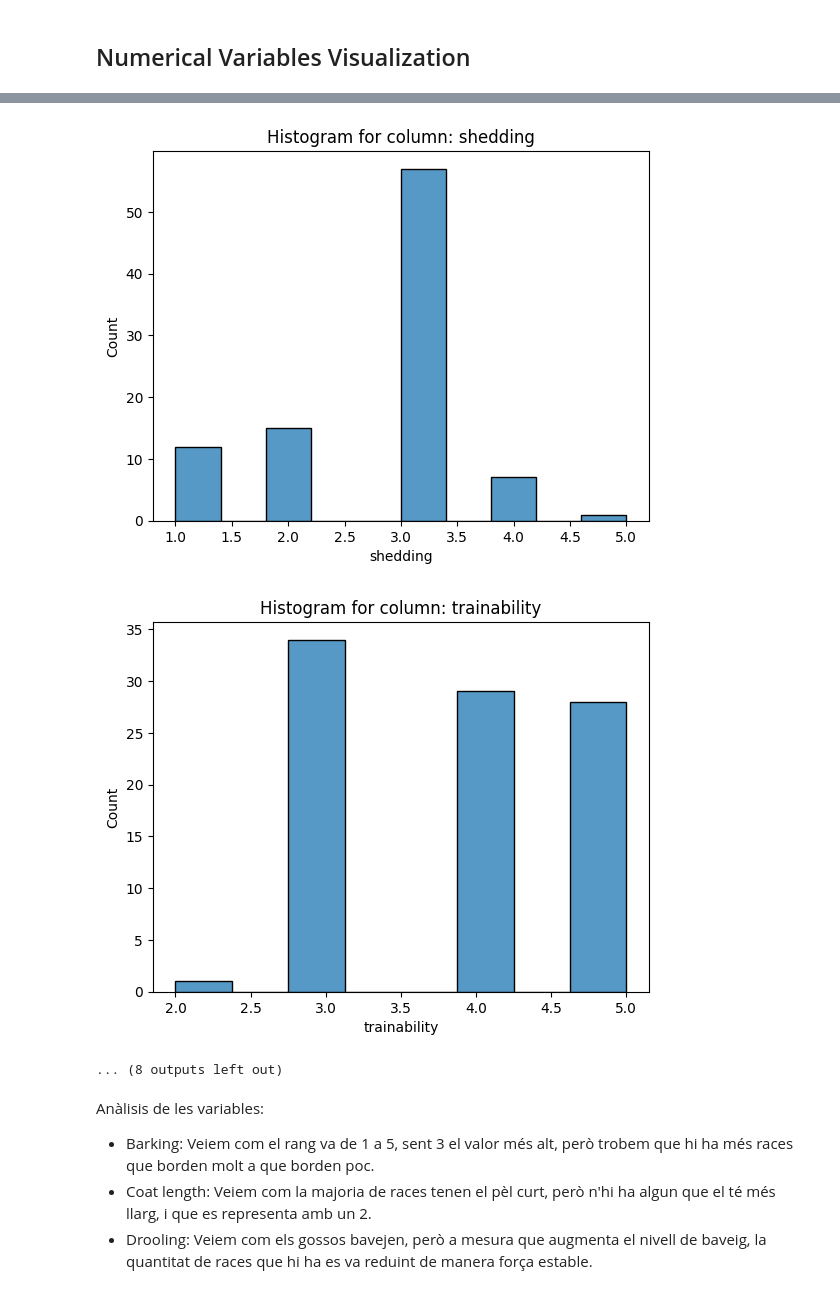
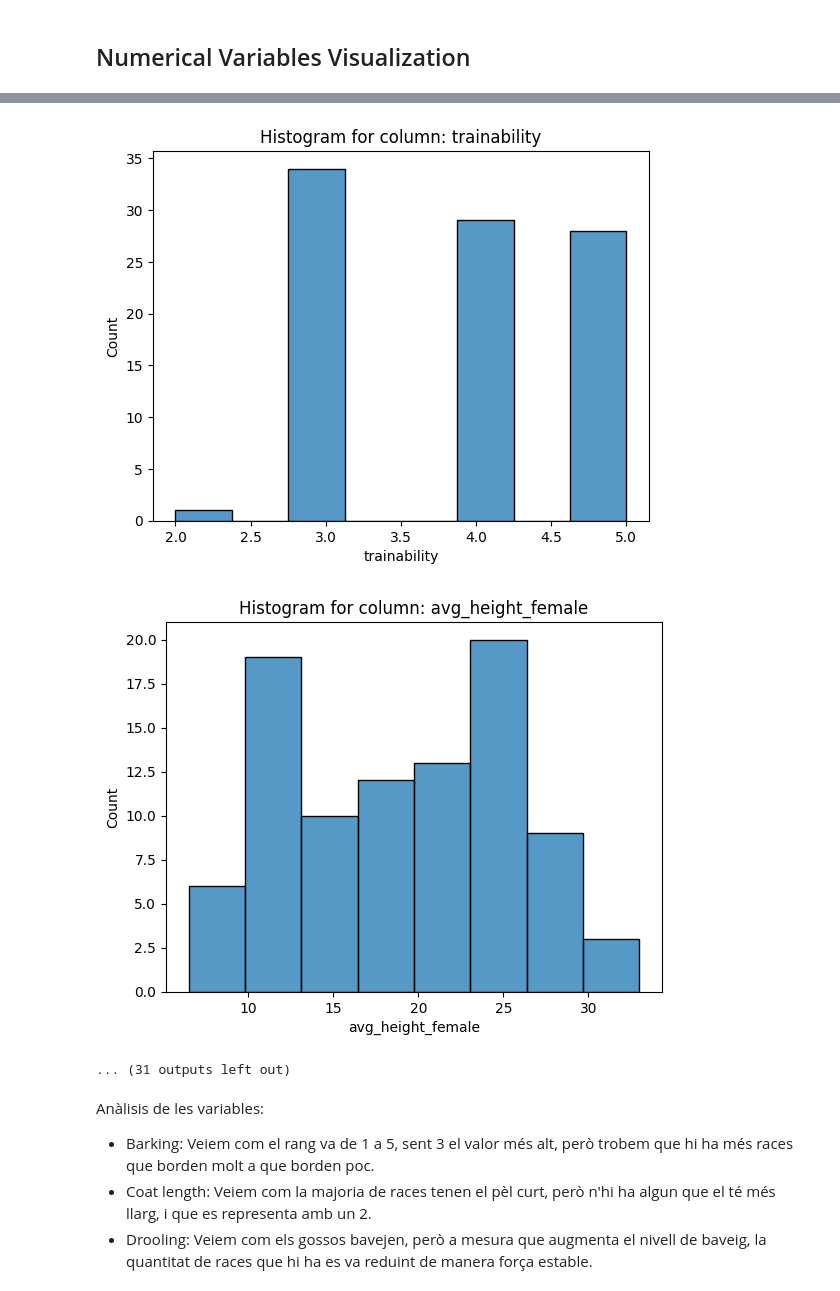
Before and after one commit to SeaSky2508/BDA-P1, a Jupyter notebook: code/data_quality_pipeline/data_visualization.ipynb, the cells around one changed output, grey strips where cells are left out. Saved outputs shown, nothing was run; the diff lists cells and outputs as text; code cells hidden in the pictures.

```diff
--- a/code/data_quality_pipeline/data_visualization.ipynb
+++ b/code/data_quality_pipeline/data_visualization.ipynb
@@ -100,0 +103,17 @@ only showing top 20 rows
+# %%
+from pyspark.sql.functions import split, explode
+
+# Tenim una columna que té una llista de valors en una string
+# Volem passar-la a columnes dummy
+
+# Identifiquem totes les categories diferents dins de temperament
+unique_categories = df_caract2.select(explode(split(df_caract2["temperament"], ",\s*")).alias("temperament")).distinct()
+
+# Creem les columnes dummy
+for category_row in unique_categories.collect():
+    category = category_row["temperament"]
+    df_caract2 = df_caract2.withColumn(category, df_caract2["temperament"].contains(category).cast("int"))
+
+df_caract2 = df_caract2.drop(*["id", "temperament", "bred_for"])
+
+df_caract2.show()
@@ -167,7 +204,9 @@ import matplotlib.pyplot as plt
 # %% [markdown]
 ## Numerical Variables Visualization
 # %%
-numeric_variables = [column for column, dtype in df.dtypes if dtype == "int" or dtype == "double" or dtype == "bigint"]
+dummies = [column for column in df.columns if df.select(column).distinct().count() == 2]
+
+numeric_variables = [column for column, dtype in df.dtypes if dtype in ["int", "double", "bigint"] and column not in dummies]
 for num_col in numeric_variables:
   df_pandas = df.toPandas()
   sns.histplot(data=df_pandas, x=num_col)
@@ -187,6 +226,6 @@ for num_col in numeric_variables:
-[figure, old version]
+[figure, new version]
-[figure, old version]
+[figure, new version]
-... (8 outputs left out)
+... (31 outputs left out)
 # %% [markdown]
 Anàlisis de les variables:
 - Barking: Veiem com el rang va de 1 a 5, sent 3 el valor més alt, però trobem que hi ha més races que borden molt a que borden poc.
```
Also changed, not shown: parts of 12 cells of this notebook, 2 other files.
